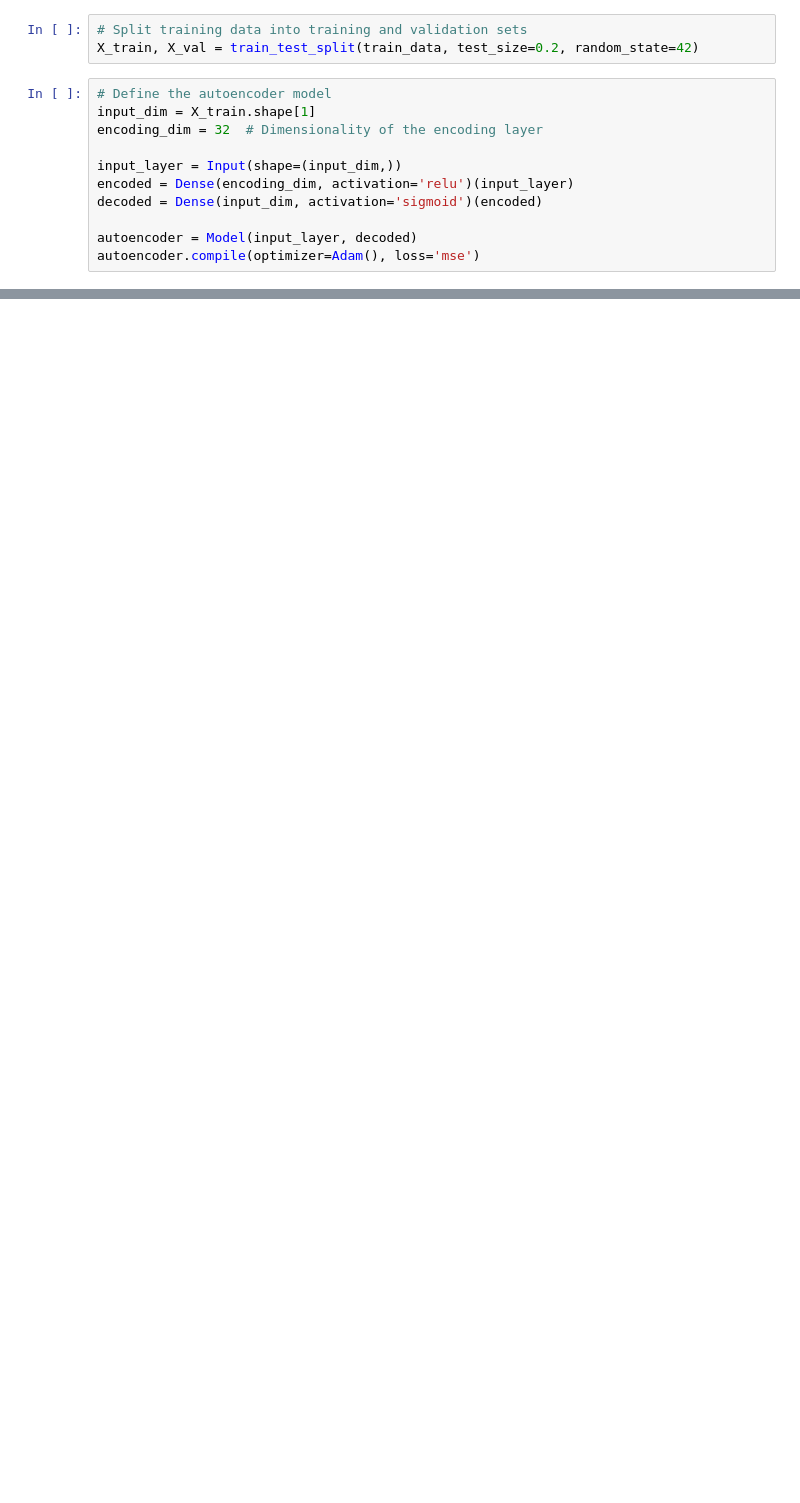
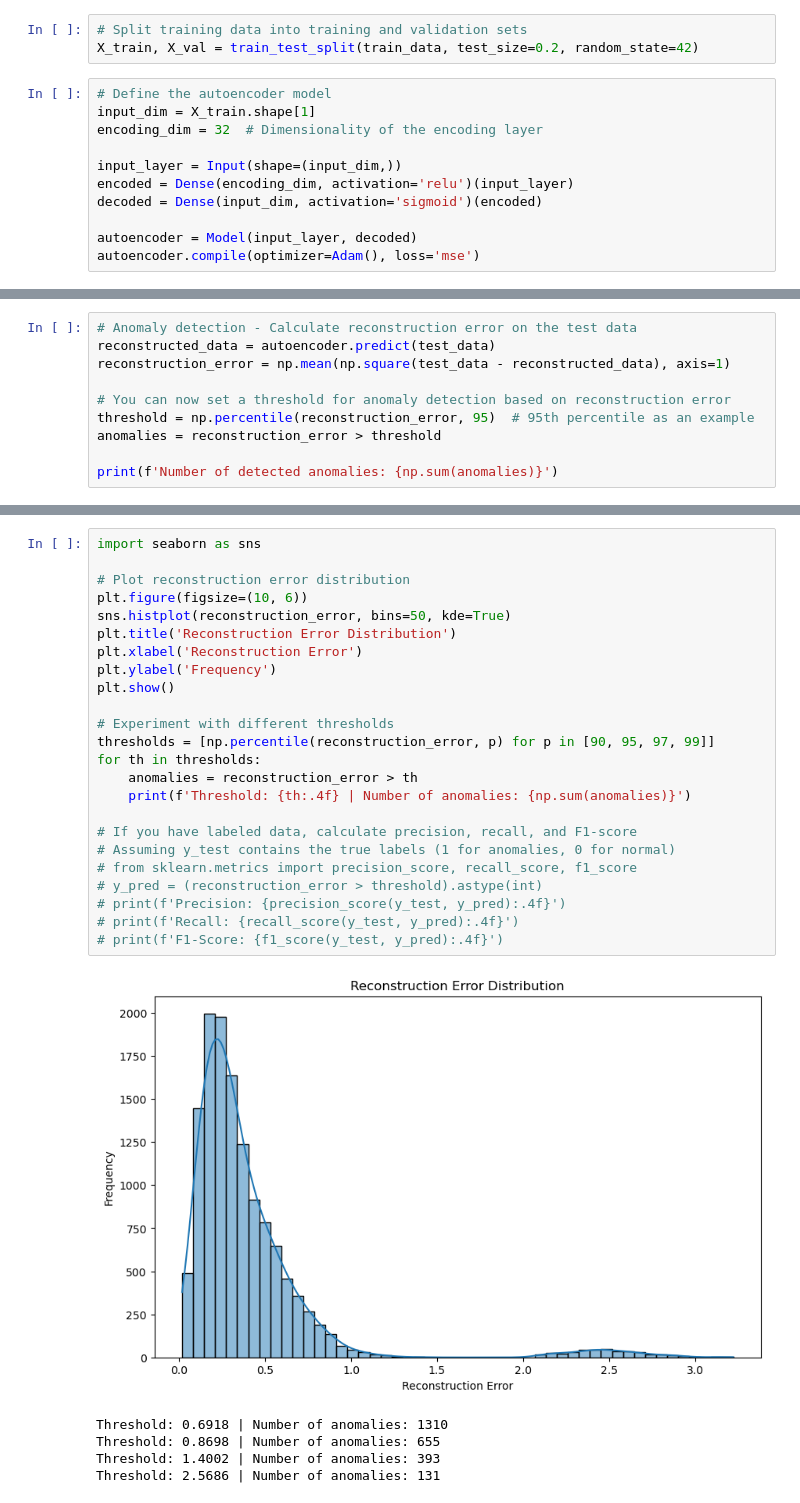
Before and after one commit to UdayKiran112/Industrial-Anomaly-Detection, a Jupyter notebook: autoencoder_train_new.ipynb, the cells around one changed output, grey strips where cells are left out. Cells and saved outputs as stored; diff of their text form; blank space fills up the shorter version.

```diff
--- a/autoencoder_train_new.ipynb
+++ b/autoencoder_train_new.ipynb
@@ -124,0 +87,10 @@ TensorFlow version: 2.17.0
+# %%
+# Anomaly detection - Calculate reconstruction error on the test data
+reconstructed_data = autoencoder.predict(test_data)
+reconstruction_error = np.mean(np.square(test_data - reconstructed_data), axis=1)
+
+# You can now set a threshold for anomaly detection based on reconstruction error
+threshold = np.percentile(reconstruction_error, 95)  # 95th percentile as an example
+anomalies = reconstruction_error > threshold
+
+print(f'Number of detected anomalies: {np.sum(anomalies)}')
@@ -124,0 +100,30 @@ TensorFlow version: 2.17.0
+# %%
+import seaborn as sns
+
+# Plot reconstruction error distribution
+plt.figure(figsize=(10, 6))
+sns.histplot(reconstruction_error, bins=50, kde=True)
+plt.title('Reconstruction Error Distribution')
+plt.xlabel('Reconstruction Error')
+plt.ylabel('Frequency')
+plt.show()
+
+# Experiment with different thresholds
+thresholds = [np.percentile(reconstruction_error, p) for p in [90, 95, 97, 99]]
+for th in thresholds:
+    anomalies = reconstruction_error > th
+    print(f'Threshold: {th:.4f} | Number of anomalies: {np.sum(anomalies)}')
+
+# If you have labeled data, calculate precision, recall, and F1-score
+# Assuming y_test contains the true labels (1 for anomalies, 0 for normal)
+# from sklearn.metrics import precision_score, recall_score, f1_score
+# y_pred = (reconstruction_error > threshold).astype(int)
+# print(f'Precision: {precision_score(y_test, y_pred):.4f}')
+# print(f'Recall: {recall_score(y_test, y_pred):.4f}')
+# print(f'F1-Score: {f1_score(y_test, y_pred):.4f}')
+# %% [output]
+[figure, added]
+Threshold: 0.6918 | Number of anomalies: 1310
+Threshold: 0.8698 | Number of anomalies: 655
+Threshold: 1.4002 | Number of anomalies: 393
+Threshold: 2.5686 | Number of anomalies: 131
```
Also changed, not shown: parts of 13 cells of this notebook, 2 other files.
